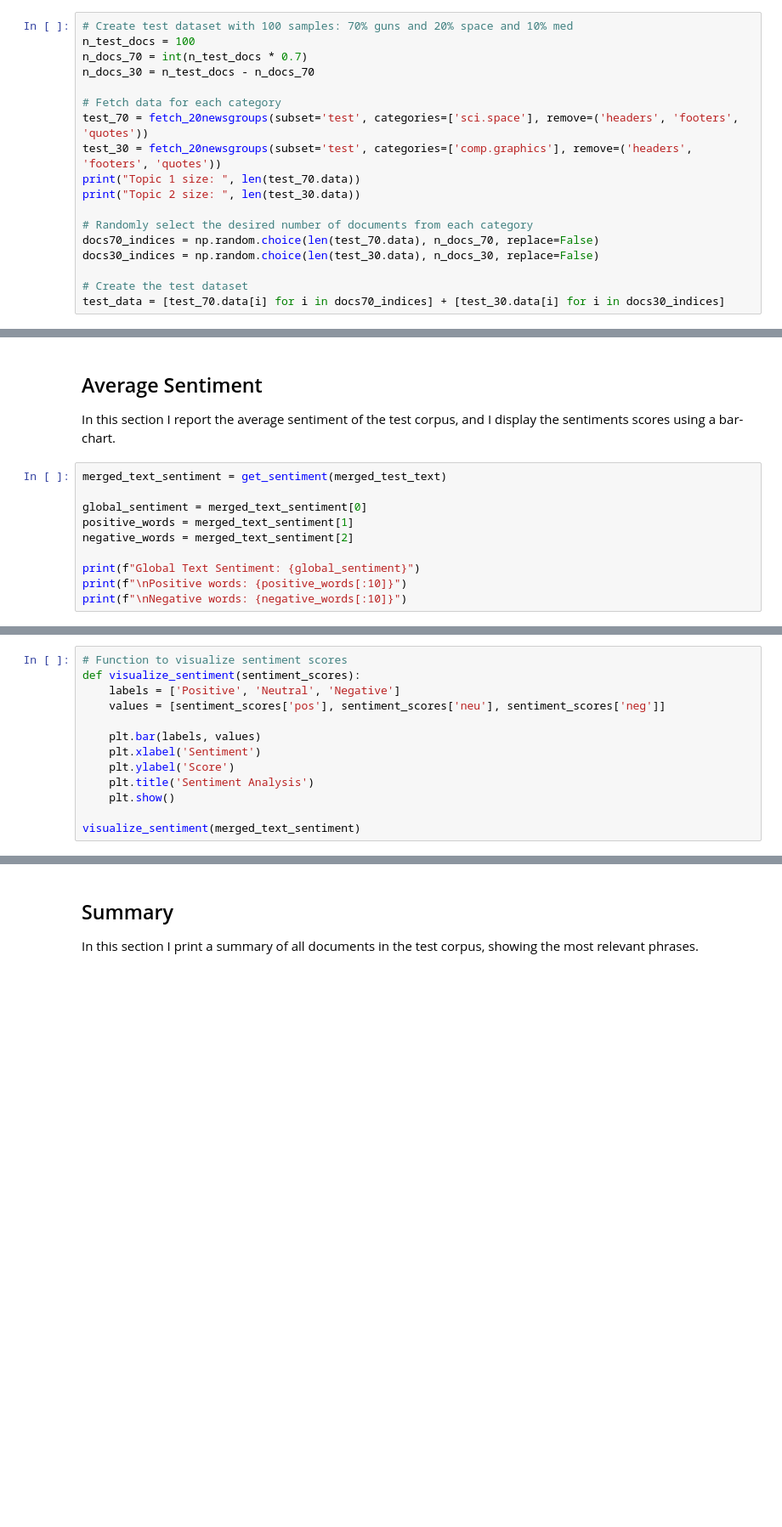
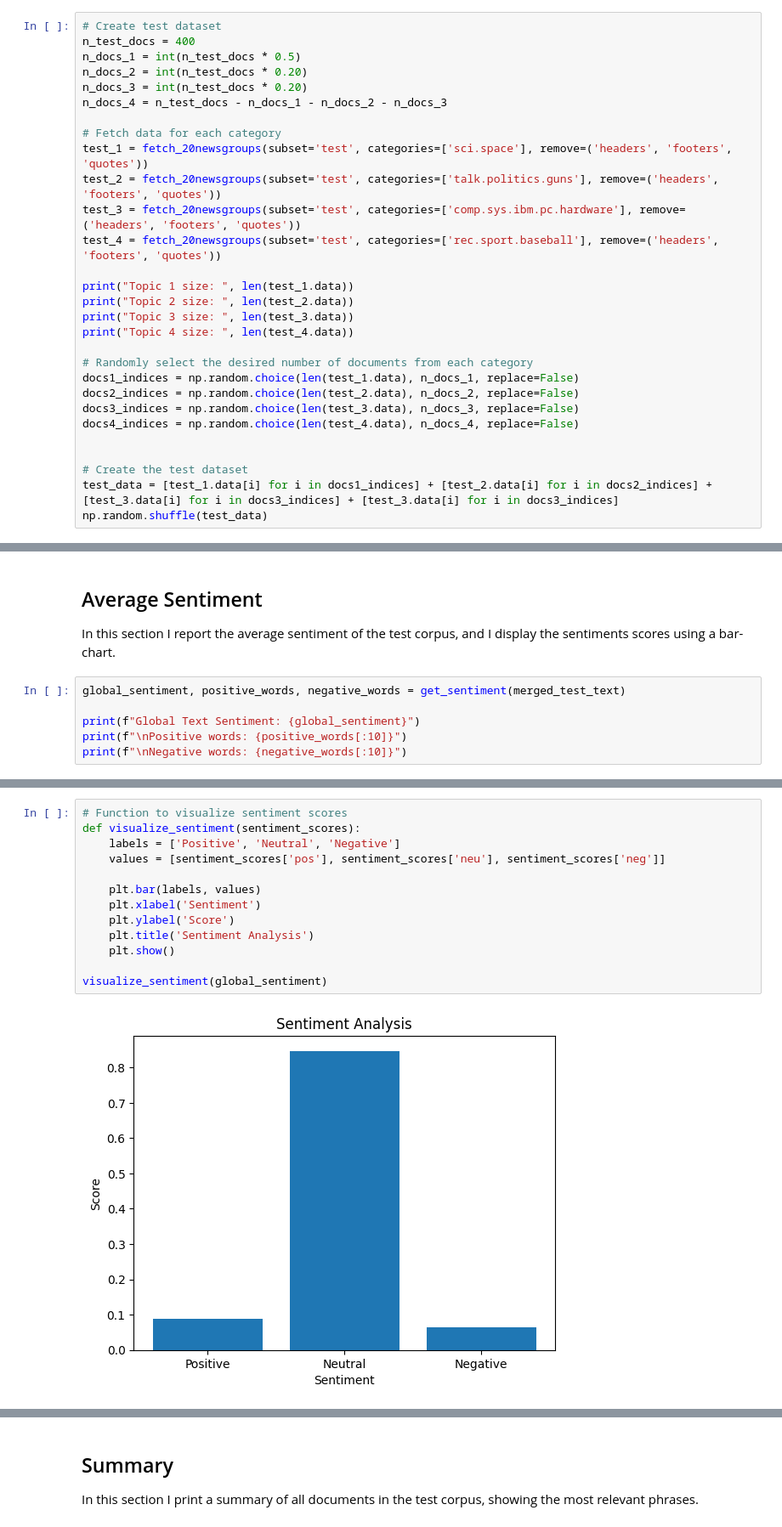
Before and after one commit to roberto98/Social-Media-Monitor, a Jupyter notebook: Social_Media_Tool.ipynb, the cells around one changed output, grey strips where cells are left out. Shown at 85% size. Cells and saved outputs as stored; diff of their text form; blank space fills up the shorter version.

```diff
--- a/Social_Media_Tool.ipynb
+++ b/Social_Media_Tool.ipynb
@@ -130,20 +188,31 @@ print(f"Topics of first {n} texts: {newsgroups_train.target[:n]}")
 # %% [markdown]
 For the test set, I create a custom dataset composed by 100 documents and 2 topics: 70% rec.autos and 30% sci.space
 # %%
-# Create test dataset with 100 samples: 70% guns and 20% space and 10% med
-n_test_docs = 100
-n_docs_70 = int(n_test_docs * 0.7)
-n_docs_30 = n_test_docs - n_docs_70
+# Create test dataset
+n_test_docs = 400
+n_docs_1 = int(n_test_docs * 0.5)
+n_docs_2 = int(n_test_docs * 0.20)
+n_docs_3 = int(n_test_docs * 0.20)
+n_docs_4 = n_test_docs - n_docs_1 - n_docs_2 - n_docs_3
 
 # Fetch data for each category
-test_70 = fetch_20newsgroups(subset='test', categories=['sci.space'], remove=('headers', 'footers', 'quotes'))
-test_30 = fetch_20newsgroups(subset='test', categories=['comp.graphics'], remove=('headers', 'footers', 'quotes'))
-print("Topic 1 size: ", len(test_70.data))
-print("Topic 2 size: ", len(test_30.data))
+test_1 = fetch_20newsgroups(subset='test', categories=['sci.space'], remove=('headers', 'footers', 'quotes'))
+test_2 = fetch_20newsgroups(subset='test', categories=['talk.politics.guns'], remove=('headers', 'footers', 'quotes'))
+test_3 = fetch_20newsgroups(subset='test', categories=['comp.sys.ibm.pc.hardware'], remove=('headers', 'footers', 'quotes'))
+test_4 = fetch_20newsgroups(subset='test', categories=['rec.sport.baseball'], remove=('headers', 'footers', 'quotes'))
+
+print("Topic 1 size: ", len(test_1.data))
+print("Topic 2 size: ", len(test_2.data))
+print("Topic 3 size: ", len(test_3.data))
+print("Topic 4 size: ", len(test_4.data))
 
 # Randomly select the desired number of documents from each category
-docs70_indices = np.random.choice(len(test_70.data), n_docs_70, replace=False)
-docs30_indices = np.random.choice(len(test_30.data), n_docs_30, replace=False)
+docs1_indices = np.random.choice(len(test_1.data), n_docs_1, replace=False)
+docs2_indices = np.random.choice(len(test_2.data), n_docs_2, replace=False)
+docs3_indices = np.random.choice(len(test_3.data), n_docs_3, replace=False)
+docs4_indices = np.random.choice(len(test_4.data), n_docs_4, replace=False)
+
 
 # Create the test dataset
-test_data = [test_70.data[i] for i in docs70_indices] + [test_30.data[i] for i in docs30_indices]
+test_data = [test_1.data[i] for i in docs1_indices] + [test_2.data[i] for i in docs2_indices] + [test_3.data[i] for i in docs3_indices] + [test_3.data[i] for i in docs3_indices]
+np.random.shuffle(test_data)
@@ -663,11 +924,7 @@ plot_topic_distribution(test_topic_distributions, topic_category_mapping_scratch
 ## Average Sentiment
 In this section I report the average sentiment of the test corpus, and I display the sentiments scores using a bar-chart.
 # %%
-merged_text_sentiment = get_sentiment(merged_test_text)
-
-global_sentiment = merged_text_sentiment[0]
-positive_words = merged_text_sentiment[1]
-negative_words = merged_text_sentiment[2]
+global_sentiment, positive_words, negative_words = get_sentiment(merged_test_text)
 
 print(f"Global Text Sentiment: {global_sentiment}")
 print(f"\nPositive words: {positive_words[:10]}")
@@ -675,16 +938,18 @@ print(f"\nNegative words: {negative_words[:10]}")
 # %%
 # Function to visualize sentiment scores
 def visualize_sentiment(sentiment_scores):
     labels = ['Positive', 'Neutral', 'Negative']
     values = [sentiment_scores['pos'], sentiment_scores['neu'], sentiment_scores['neg']]
 
     plt.bar(labels, values)
     plt.xlabel('Sentiment')
     plt.ylabel('Score')
     plt.title('Sentiment Analysis')
     plt.show()
 
-visualize_sentiment(merged_text_sentiment)
+visualize_sentiment(global_sentiment)
+# %% [output]
+[figure, added]
 # %%
 def plot_sentiment_pie_chart(sentiment_scores):
     # Extract sentiment labels and scores
```
Also changed, not shown: parts of 55 cells of this notebook, 2 other files.
